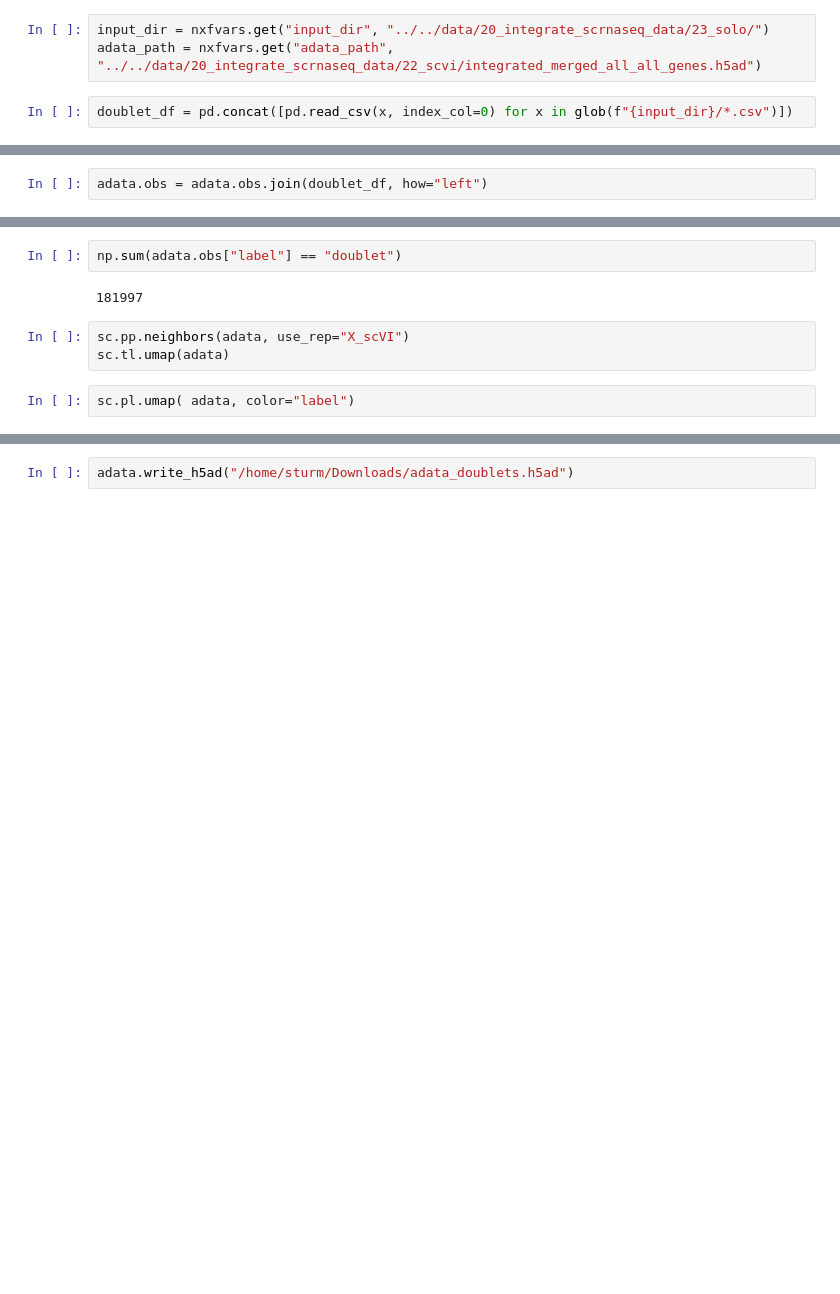
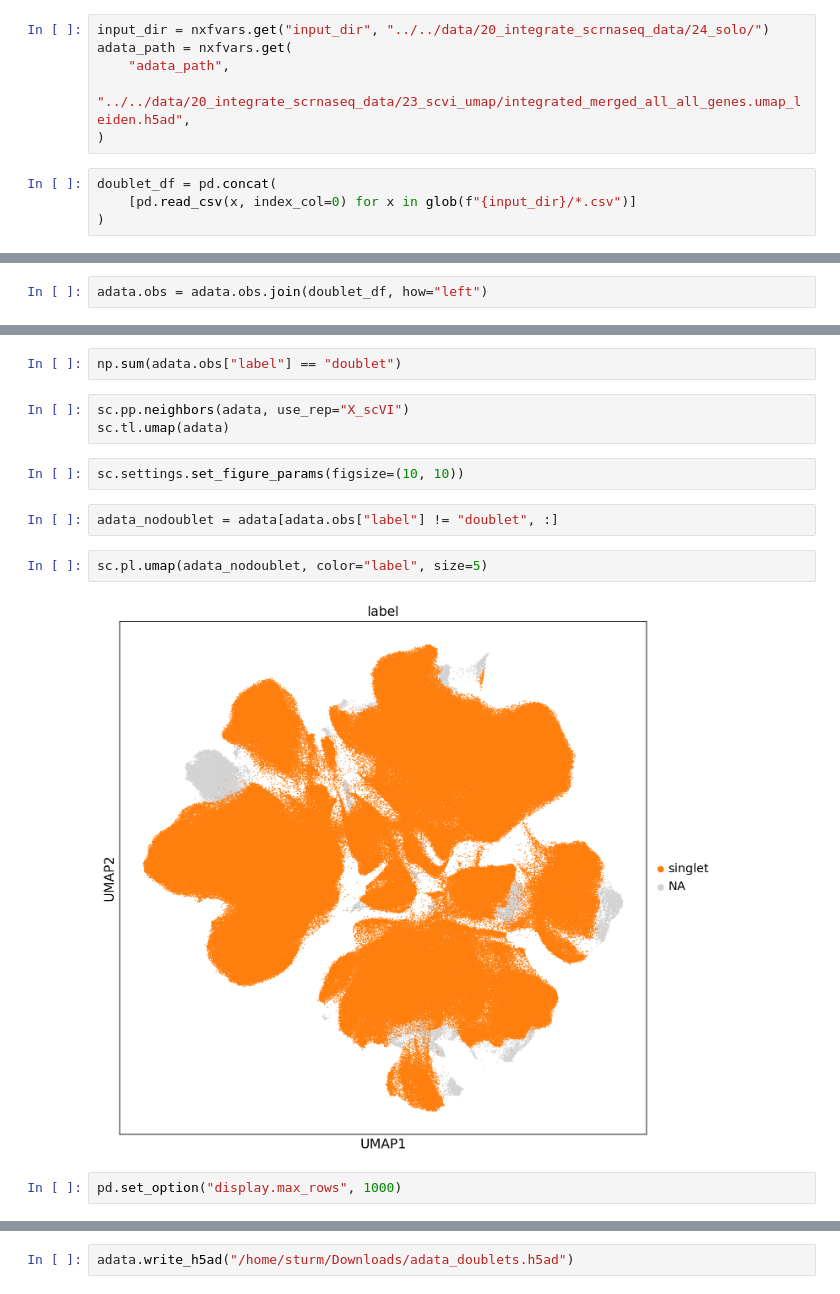
Before and after one commit to icbi-lab/luca, a Jupyter notebook: analyses/20_integrate_scrnaseq_data/24_integrate_solo.ipynb, the cells around one changed output, grey strips where cells are left out. Saved outputs shown, nothing was run; the diff lists cells and outputs as text; blank space fills up the shorter version.

```diff
--- a/analyses/20_integrate_scrnaseq_data/24_integrate_solo.ipynb
+++ b/analyses/20_integrate_scrnaseq_data/24_integrate_solo.ipynb
@@ -5,10 +5,15 @@ from glob import glob
 import scanpy as sc
 import numpy as np
 # %%
-input_dir = nxfvars.get("input_dir", "../../data/20_integrate_scrnaseq_data/23_solo/")
-adata_path = nxfvars.get("adata_path", "../../data/20_integrate_scrnaseq_data/22_scvi/integrated_merged_all_all_genes.h5ad")
+input_dir = nxfvars.get("input_dir", "../../data/20_integrate_scrnaseq_data/24_solo/")
+adata_path = nxfvars.get(
+    "adata_path",
+    "../../data/20_integrate_scrnaseq_data/23_scvi_umap/integrated_merged_all_all_genes.umap_leiden.h5ad",
+)
 # %%
-doublet_df = pd.concat([pd.read_csv(x, index_col=0) for x in glob(f"{input_dir}/*.csv")])
+doublet_df = pd.concat(
+    [pd.read_csv(x, index_col=0) for x in glob(f"{input_dir}/*.csv")]
+)
 # %%
 doublet_df.index = doublet_df.index.str.replace("-0$", "", regex=True)
 # %%
@@ -34,9 +23,15 @@ adata.obs
 # %%
 np.sum(adata.obs["label"] == "doublet")
-# %% [output]
-181997
 # %%
 sc.pp.neighbors(adata, use_rep="X_scVI")
 sc.tl.umap(adata)
+# %%
+sc.settings.set_figure_params(figsize=(10, 10))
+# %%
+adata_nodoublet = adata[adata.obs["label"] != "doublet", :]
 # %%
-sc.pl.umap( adata, color="label")
+sc.pl.umap(adata_nodoublet, color="label", size=5)
+# %% [output]
+[figure, added]
+# %%
+pd.set_option("display.max_rows", 1000)
```
Also changed, not shown: parts of 3 cells of this notebook, 7 other files.
